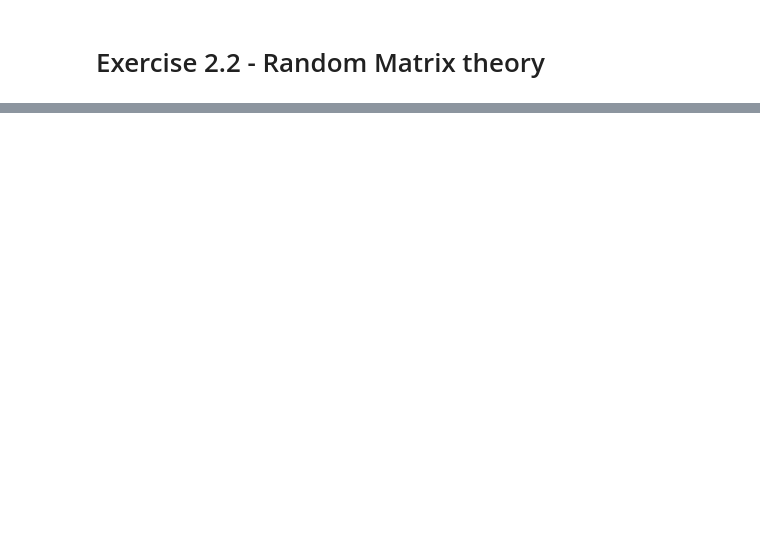
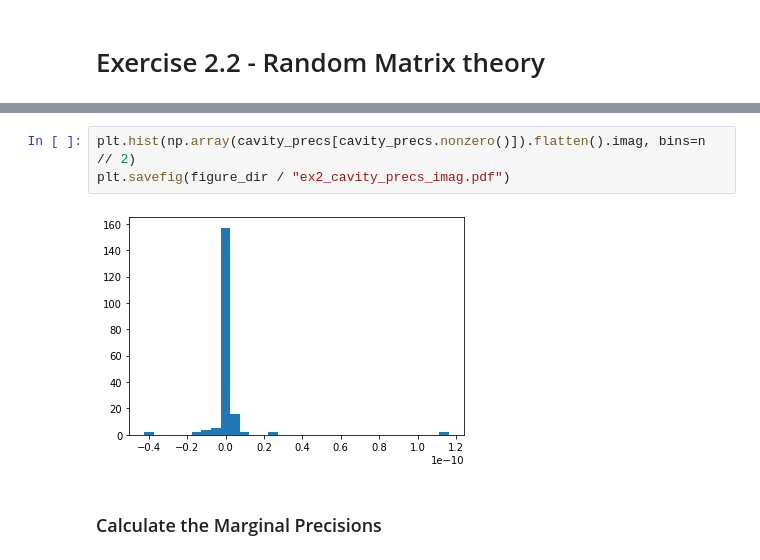
Before and after one commit to h-mnzlr/acpl-cavity_method, a Jupyter notebook: notebooks/2_random_matrices.sync.ipynb, the cells around one changed output, grey strips where cells are left out. Saved outputs shown, nothing was run; the diff lists cells and outputs as text; blank space fills up the shorter version.

```diff
--- a/notebooks/2_random_matrices.sync.ipynb
+++ b/notebooks/2_random_matrices.sync.ipynb
@@ -67,0 +82,7 @@ plt.hist(np.real(cavity_precs), range=(-10, 10), bins=100)
+# %%
+plt.hist(np.array(cavity_precs[cavity_precs.nonzero()]).flatten().imag, bins=n // 2)
+plt.savefig(figure_dir / "ex2_cavity_precs_imag.pdf")
+# %% [output]
+[figure, added]
+# %% [markdown]
+### Calculate the Marginal Precisions
```
Also changed, not shown: parts of 21 cells of this notebook.
